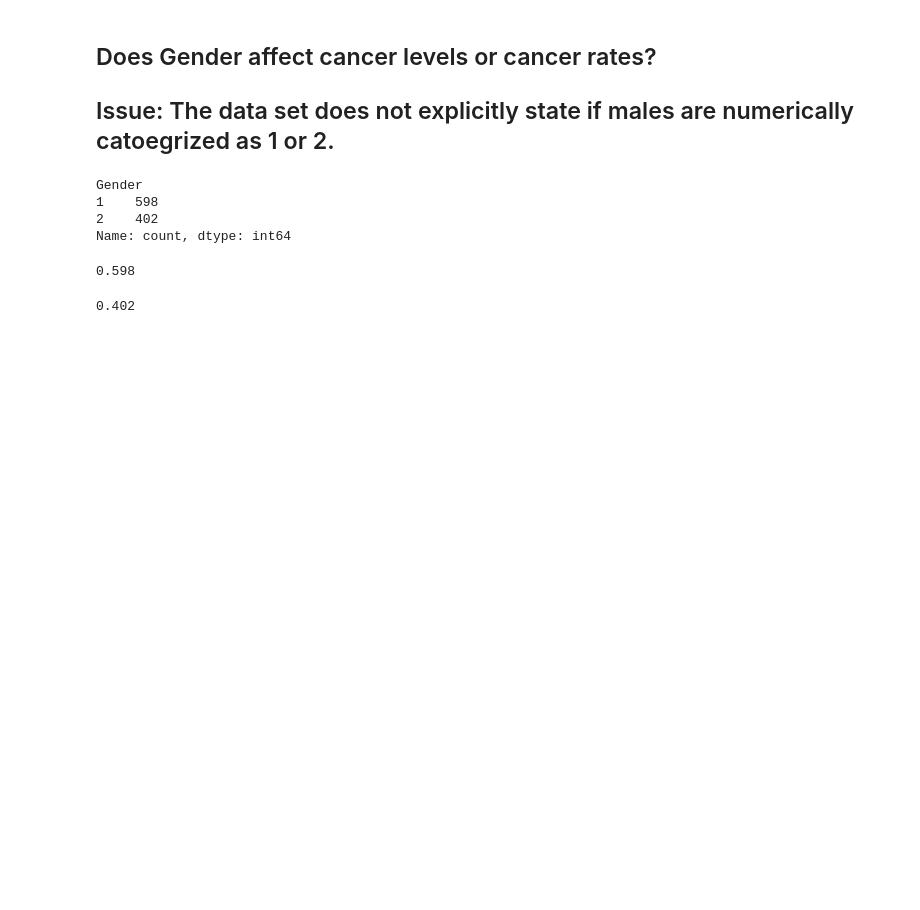
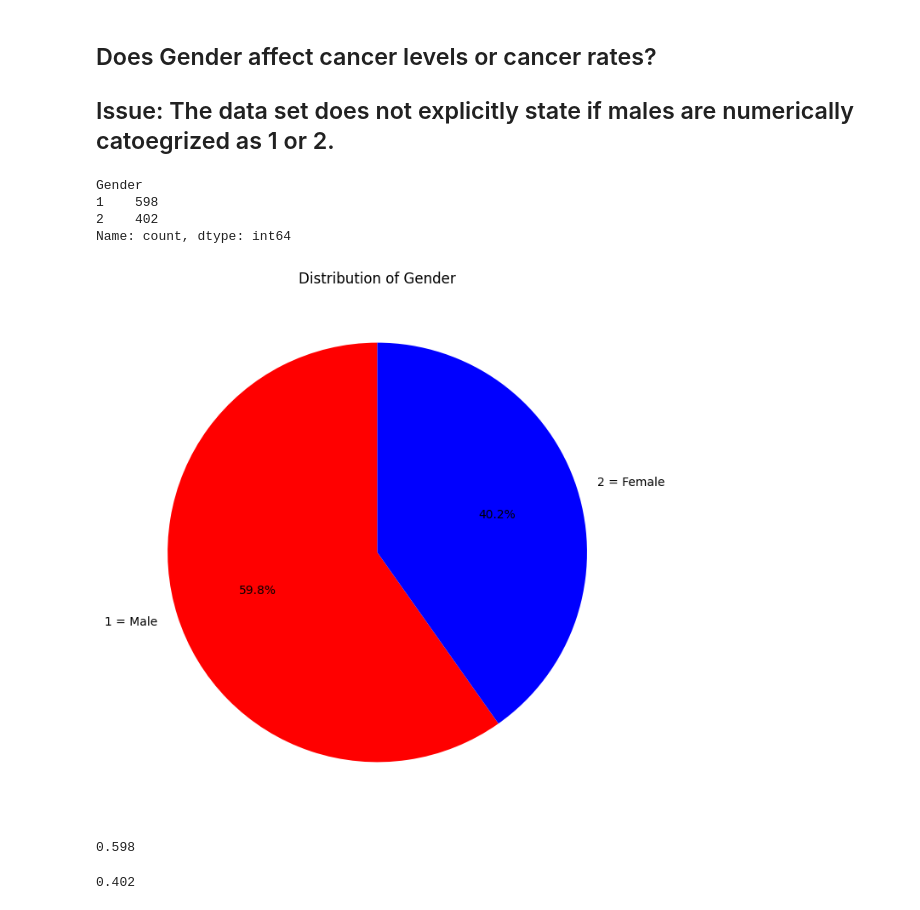
Before and after one commit to Xninety-nine/Springboard, a Jupyter notebook: LungCancer_Risk.ipynb, the cells around one changed output. Cells and saved outputs as stored; diff of their text form; code cells hidden in the pictures; blank space fills up the shorter version.

```diff
--- a/LungCancer_Risk.ipynb
+++ b/LungCancer_Risk.ipynb
@@ -249,6 +296,21 @@ Gender
 1    598
 2    402
 Name: count, dtype: int64
+# %%
+# Map numeric codes to gender labels
+label_map = {1: '1 = Male', 2: '2 = Female'}
+
+# Count the occurrences and relabel
+level_counts = df['Gender'].value_counts()
+labels = [label_map.get(i, str(i)) for i in level_counts.index]
+
+# Plotting
+plt.figure(figsize=(8, 8))
+plt.pie(level_counts, labels=labels, autopct='%1.1f%%', startangle=90, colors=['red', 'blue'])
+plt.title('Distribution of Gender')
+plt.show()
+# %% [output]
+[figure, added]
 # %%
 #Calculate probability based on gender
 
```
Also changed, not shown: parts of 65 cells of this notebook, 1 other file.
